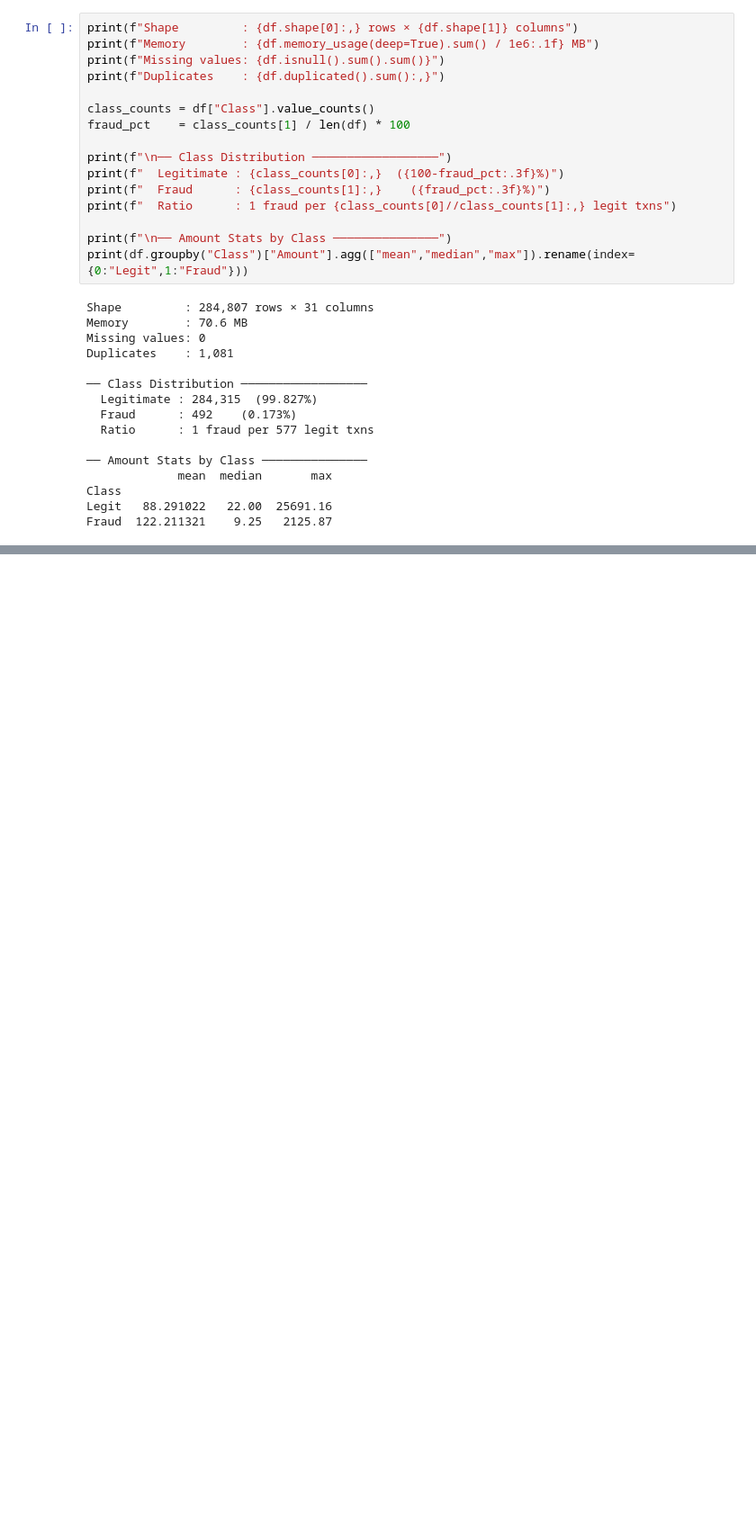
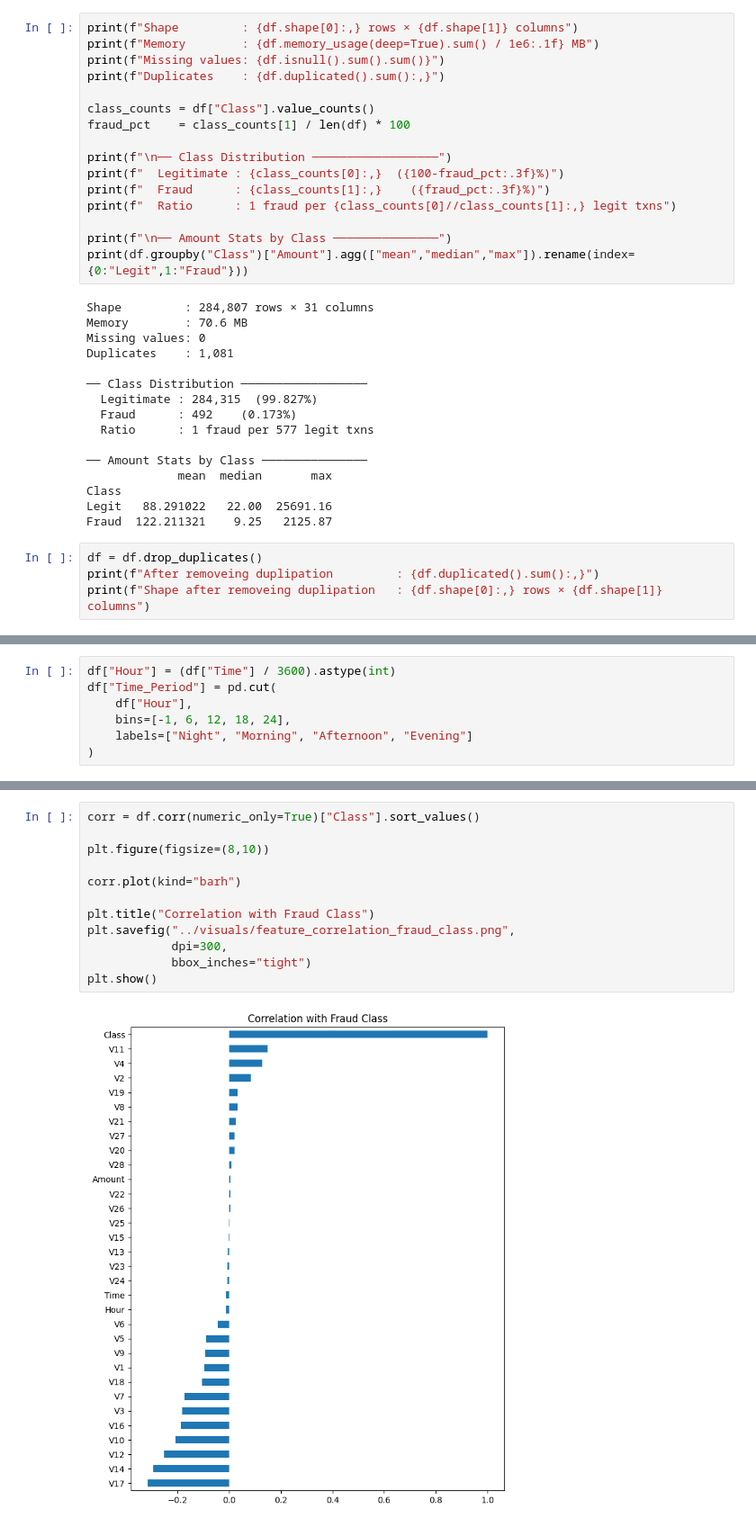
Before and after one commit to rabisah-01/credit-card-fraud-detection, a Jupyter notebook: notebooks/fraud_detection.ipynb, the cells around one changed output, grey strips where cells are left out. Shown at 90% size. Cells and saved outputs as stored; diff of their text form; blank space fills up the shorter version.

```diff
--- a/notebooks/fraud_detection.ipynb
+++ b/notebooks/fraud_detection.ipynb
@@ -87,3 +96,7 @@ Duplicates    : 1,081
 Class
 Legit   88.291022   22.00  25691.16
 Fraud  122.211321    9.25   2125.87
+# %%
+df = df.drop_duplicates()
+print(f"After removeing duplipation         : {df.duplicated().sum():,}")
+print(f"Shape after removeing duplipation   : {df.shape[0]:,} rows × {df.shape[1]} columns")
@@ -89,0 +108,7 @@ Fraud  122.211321    9.25   2125.87
+# %%
+df["Hour"] = (df["Time"] / 3600).astype(int)
+df["Time_Period"] = pd.cut(
+    df["Hour"],
+    bins=[-1, 6, 12, 18, 24],
+    labels=["Night", "Morning", "Afternoon", "Evening"]
+)
@@ -89,0 +160,14 @@ Fraud  122.211321    9.25   2125.87
+# %%
+corr = df.corr(numeric_only=True)["Class"].sort_values()
+
+plt.figure(figsize=(8,10))
+
+corr.plot(kind="barh")
+
+plt.title("Correlation with Fraud Class")
+plt.savefig("../visuals/feature_correlation_fraud_class.png",
+            dpi=300,
+            bbox_inches="tight")
+plt.show()
+# %% [output]
+[figure, added]
```
Also changed, not shown: parts of 14 cells of this notebook, 36 other files.
